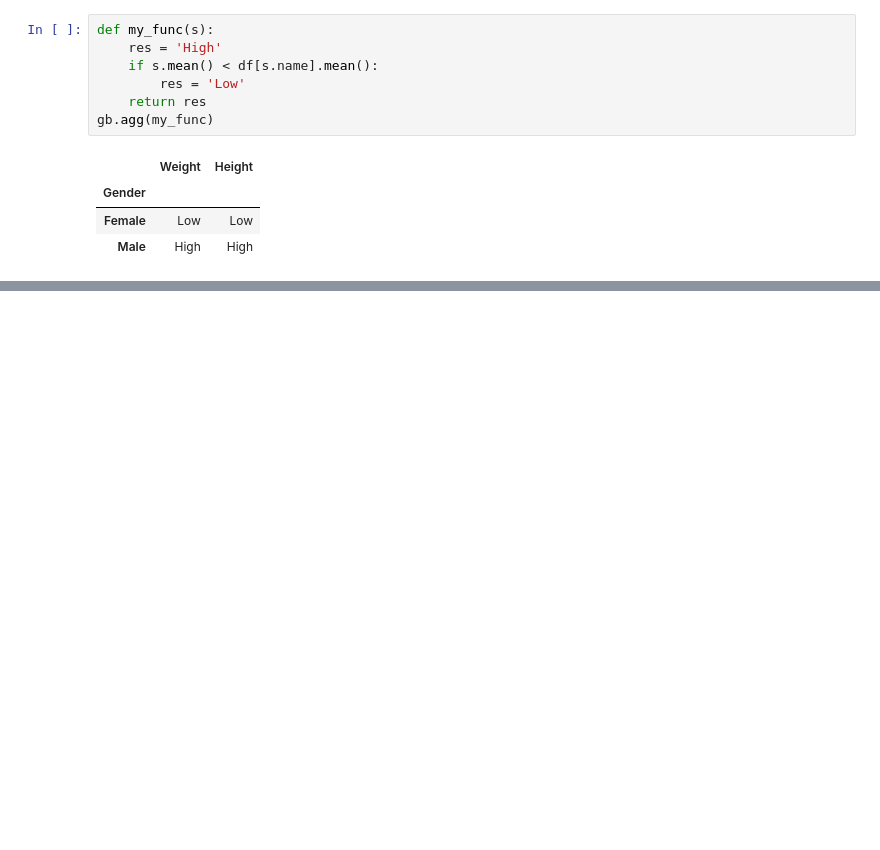
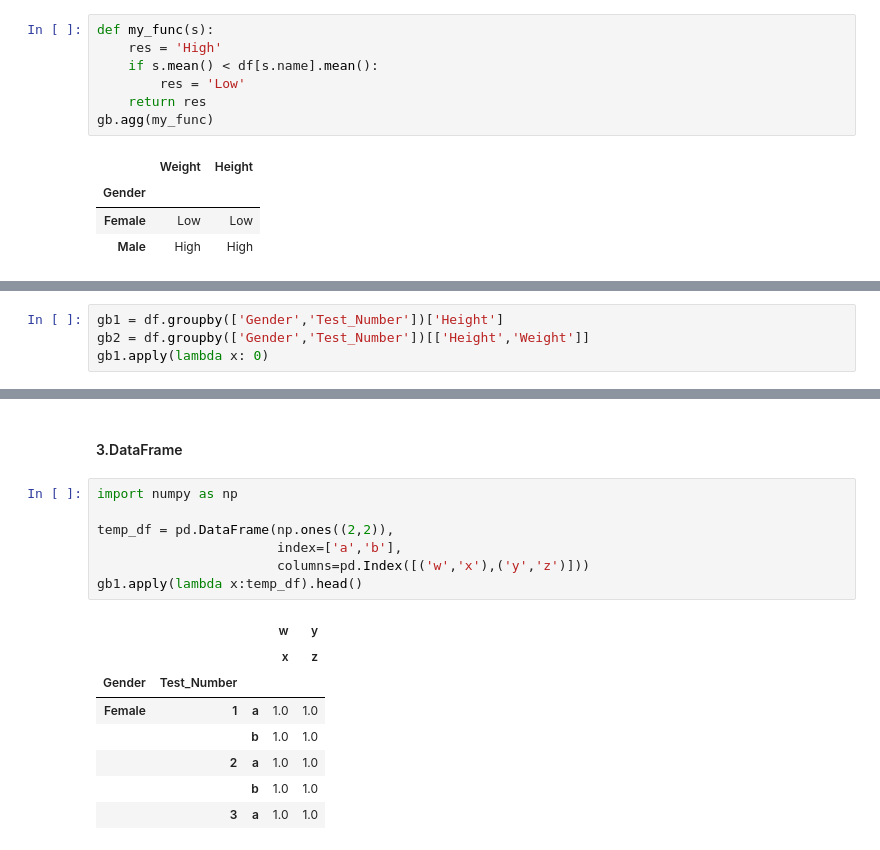
Before and after one commit to jefferyhe2025/python_learning, a Jupyter notebook: pandas/pandas_group.ipynb, the cells around one changed output, grey strips where cells are left out. Cells and saved outputs as stored; diff of their text form; blank space fills up the shorter version.

```diff
--- a/pandas/pandas_group.ipynb
+++ b/pandas/pandas_group.ipynb
@@ -168,0 +273,4 @@ gb.agg(my_func)
+# %%
+gb1 = df.groupby(['Gender','Test_Number'])['Height']
+gb2 = df.groupby(['Gender','Test_Number'])[['Height','Weight']]
+gb1.apply(lambda x: 0)
@@ -168,0 +327,18 @@ gb.agg(my_func)
+# %% [markdown]
+#### 3.DataFrame
+# %%
+import numpy as np
+
+temp_df = pd.DataFrame(np.ones((2,2)),
+                       index=['a','b'],
+                       columns=pd.Index([('w','x'),('y','z')]))
+gb1.apply(lambda x:temp_df).head()
+# %% [output]
+|  |  |  | w | y |
+|  |  |  | x | z |
+| Gender | Test_Number |  |  |  |
+| Female | 1 | a | 1.0 | 1.0 |
+|  |  | b | 1.0 | 1.0 |
+|  | 2 | a | 1.0 | 1.0 |
+|  |  | b | 1.0 | 1.0 |
+|  | 3 | a | 1.0 | 1.0 |
```
Also changed, not shown: parts of 23 cells of this notebook.
